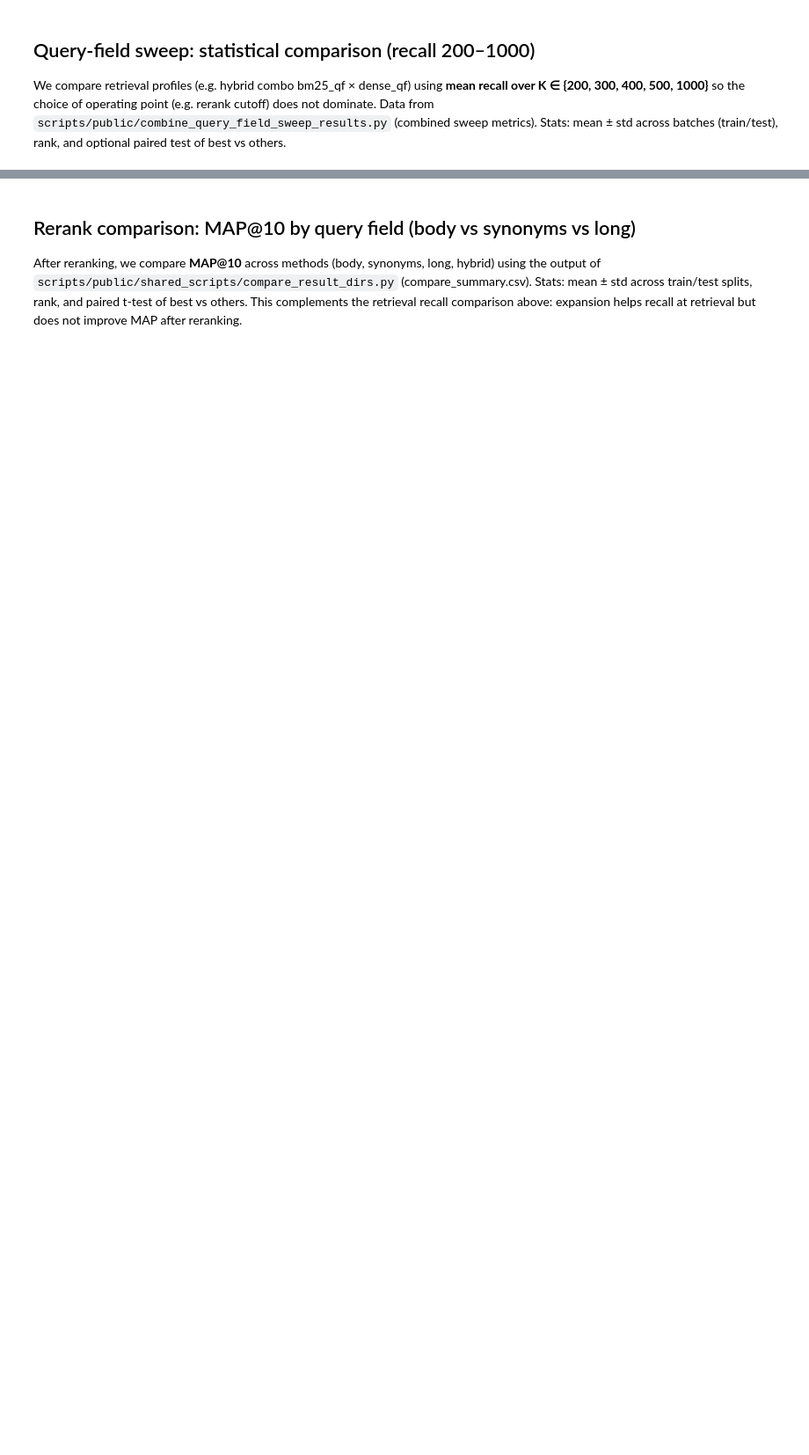
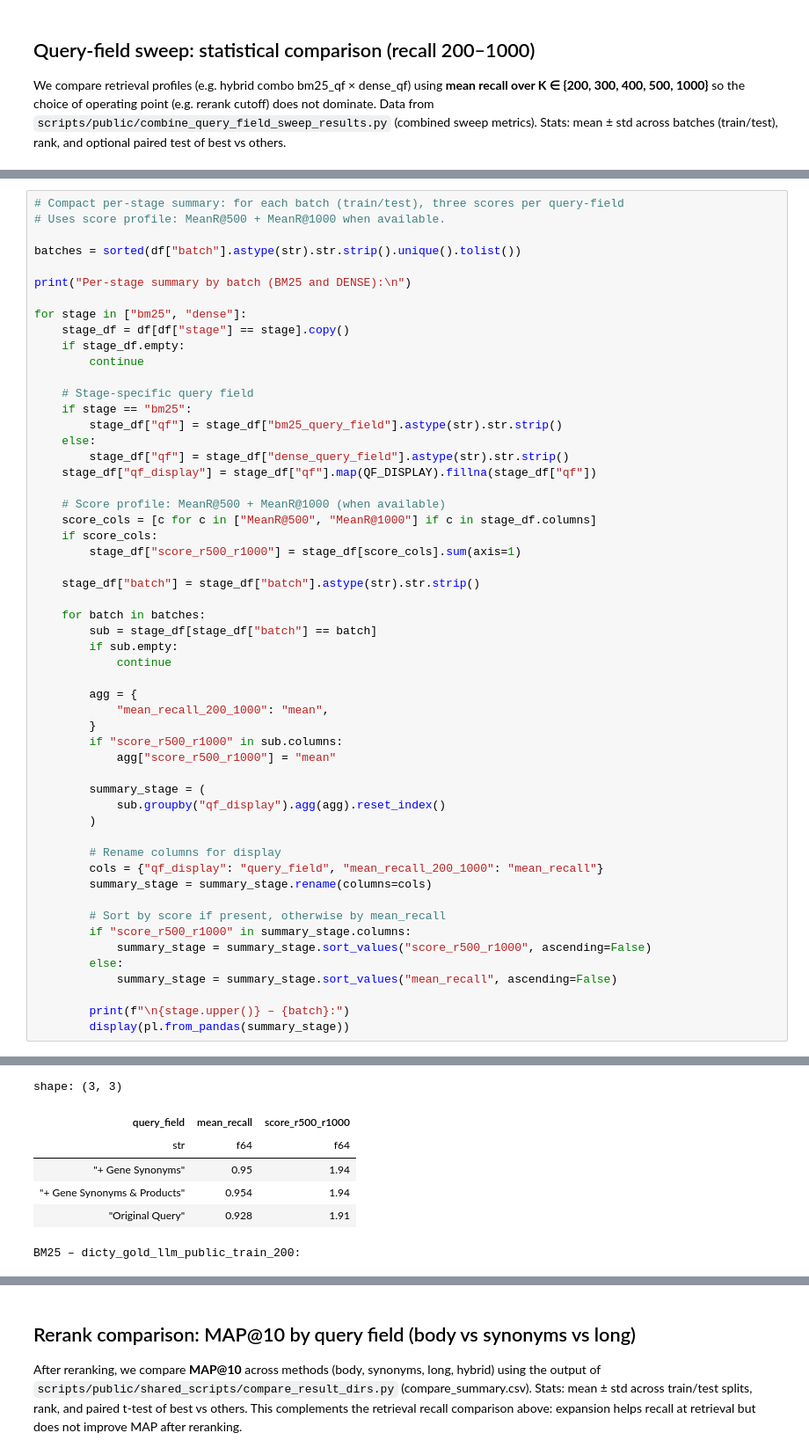
Before and after one commit to fulaibaowang/dictycite, a Jupyter notebook: notebooks/query_expansion_sweeping.ipynb, the cells around one changed output, grey strips where cells are left out. Shown at 88% size. Cells and saved outputs as stored; diff of their text form; blank space fills up the shorter version.

```diff
--- a/notebooks/query_expansion_sweeping.ipynb
+++ b/notebooks/query_expansion_sweeping.ipynb
@@ -104,0 +194,55 @@ Paired t-test (best vs dense (body, body)): t=3.2361, p=0.1908
+# %%
+# Compact per-stage summary: for each batch (train/test), three scores per query-field
+# Uses score profile: MeanR@500 + MeanR@1000 when available.
+
+batches = sorted(df["batch"].astype(str).str.strip().unique().tolist())
+
+print("Per-stage summary by batch (BM25 and DENSE):\n")
+
+for stage in ["bm25", "dense"]:
+    stage_df = df[df["stage"] == stage].copy()
+    if stage_df.empty:
+        continue
+
+    # Stage-specific query field
+    if stage == "bm25":
+        stage_df["qf"] = stage_df["bm25_query_field"].astype(str).str.strip()
+    else:
+        stage_df["qf"] = stage_df["dense_query_field"].astype(str).str.strip()
+    stage_df["qf_display"] = stage_df["qf"].map(QF_DISPLAY).fillna(stage_df["qf"])
+
+    # Score profile: MeanR@500 + MeanR@1000 (when available)
+    score_cols = [c for c in ["MeanR@500", "MeanR@1000"] if c in stage_df.columns]
+    if score_cols:
+        stage_df["score_r500_r1000"] = stage_df[score_cols].sum(axis=1)
+
+    stage_df["batch"] = stage_df["batch"].astype(str).str.strip()
+
+    for batch in batches:
+        sub = stage_df[stage_df["batch"] == batch]
+        if sub.empty:
+            continue
+
+        agg = {
+            "mean_recall_200_1000": "mean",
+        }
+        if "score_r500_r1000" in sub.columns:
+            agg["score_r500_r1000"] = "mean"
+
+        summary_stage = (
+            sub.groupby("qf_display").agg(agg).reset_index()
+        )
+
+        # Rename columns for display
+        cols = {"qf_display": "query_field", "mean_recall_200_1000": "mean_recall"}
+        summary_stage = summary_stage.rename(columns=cols)
+
+        # Sort by score if present, otherwise by mean_recall
+        if "score_r500_r1000" in summary_stage.columns:
+            summary_stage = summary_stage.sort_values("score_r500_r1000", ascending=False)
+        else:
+            summary_stage = summary_stage.sort_values("mean_recall", ascending=False)
+
+        print(f"\n{stage.upper()} – {batch}:")
+        display(pl.from_pandas(summary_stage))
+# %% [output]
@@ -104,0 +253,7 @@ Paired t-test (best vs dense (body, body)): t=3.2361, p=0.1908
+shape: (3, 3)
+| query_field | mean_recall | score_r500_r1000 |
+| str | f64 | f64 |
+| "+ Gene Synonyms" | 0.95 | 1.94 |
+| "+ Gene Synonyms & Products" | 0.954 | 1.94 |
+| "Original Query" | 0.928 | 1.91 |
+BM25 – dicty_gold_llm_public_train_200:
```
Also changed, not shown: parts of 7 cells of this notebook, 4 other files.
